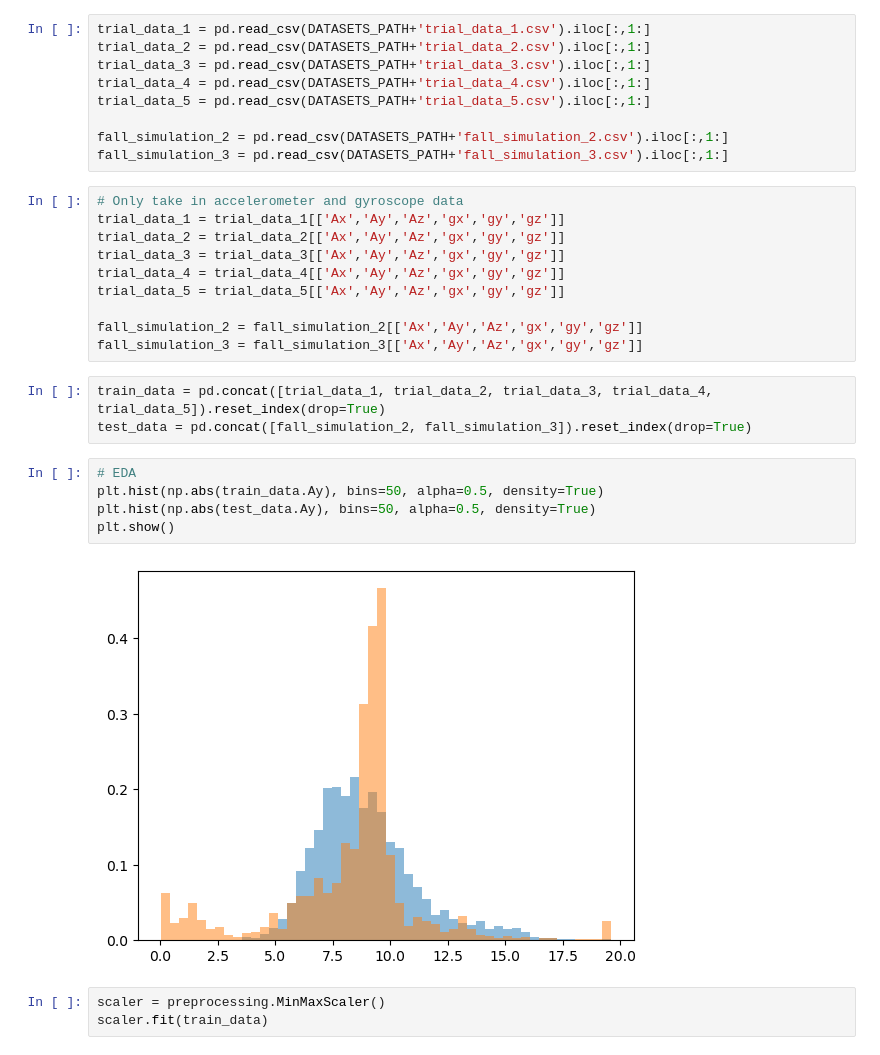
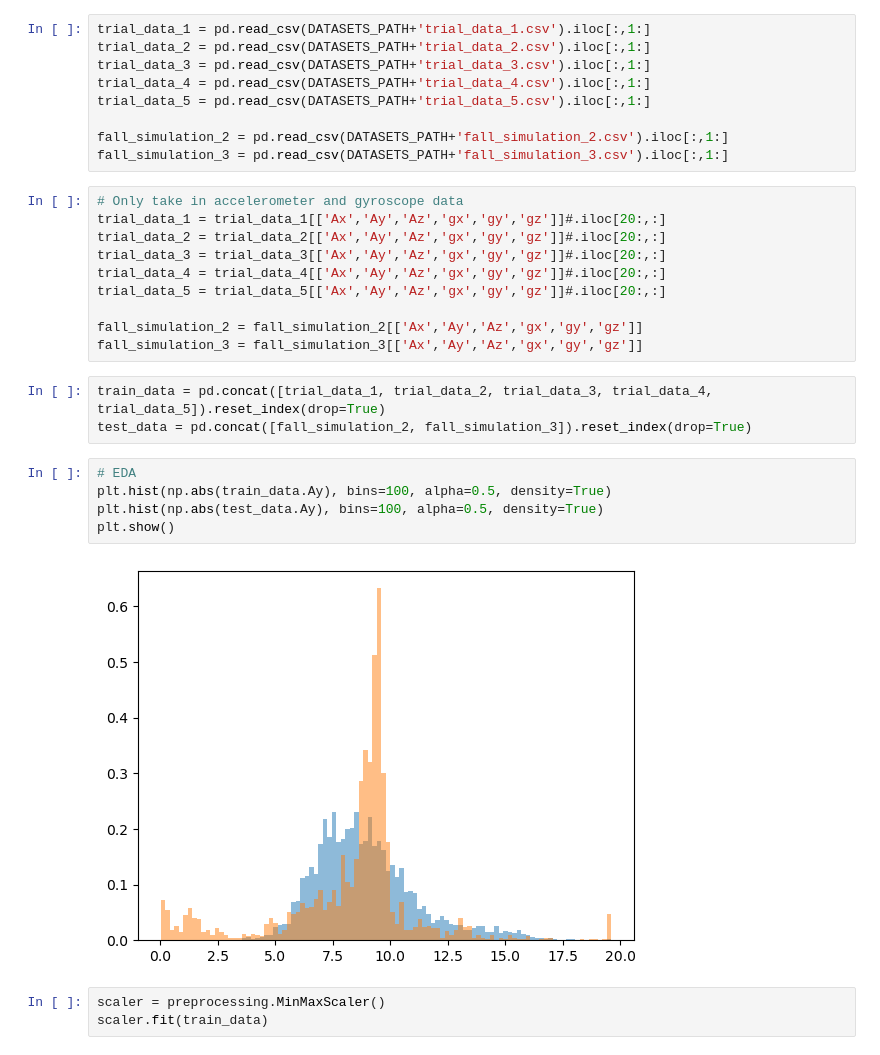
Before and after one commit to NUSMedTechMorphine/Morphine-22-23, a Jupyter notebook: ML/Model Experiment/VAE Model.ipynb, the cells around one changed output. Cells and saved outputs as stored; diff of their text form.

```diff
--- a/ML/Model Experiment/VAE Model.ipynb
+++ b/ML/Model Experiment/VAE Model.ipynb
@@ -72,11 +73,11 @@ fall_simulation_2 = pd.read_csv(DATASETS_PATH+'fall_simulation_2.csv').iloc[:,1:
 fall_simulation_3 = pd.read_csv(DATASETS_PATH+'fall_simulation_3.csv').iloc[:,1:]
 # %%
 # Only take in accelerometer and gyroscope data
-trial_data_1 = trial_data_1[['Ax','Ay','Az','gx','gy','gz']]
-trial_data_2 = trial_data_2[['Ax','Ay','Az','gx','gy','gz']]
-trial_data_3 = trial_data_3[['Ax','Ay','Az','gx','gy','gz']]
-trial_data_4 = trial_data_4[['Ax','Ay','Az','gx','gy','gz']]
-trial_data_5 = trial_data_5[['Ax','Ay','Az','gx','gy','gz']]
+trial_data_1 = trial_data_1[['Ax','Ay','Az','gx','gy','gz']]#.iloc[20:,:]
+trial_data_2 = trial_data_2[['Ax','Ay','Az','gx','gy','gz']]#.iloc[20:,:]
+trial_data_3 = trial_data_3[['Ax','Ay','Az','gx','gy','gz']]#.iloc[20:,:]
+trial_data_4 = trial_data_4[['Ax','Ay','Az','gx','gy','gz']]#.iloc[20:,:]
+trial_data_5 = trial_data_5[['Ax','Ay','Az','gx','gy','gz']]#.iloc[20:,:]
 
 fall_simulation_2 = fall_simulation_2[['Ax','Ay','Az','gx','gy','gz']]
 fall_simulation_3 = fall_simulation_3[['Ax','Ay','Az','gx','gy','gz']]
@@ -85,11 +86,11 @@ train_data = pd.concat([trial_data_1, trial_data_2, trial_data_3, trial_data_4,
 test_data = pd.concat([fall_simulation_2, fall_simulation_3]).reset_index(drop=True)
 # %%
 # EDA
-plt.hist(np.abs(train_data.Ay), bins=50, alpha=0.5, density=True)
-plt.hist(np.abs(test_data.Ay), bins=50, alpha=0.5, density=True)
+plt.hist(np.abs(train_data.Ay), bins=100, alpha=0.5, density=True)
+plt.hist(np.abs(test_data.Ay), bins=100, alpha=0.5, density=True)
 plt.show()
 # %% [output]
-[figure, old version]
+[figure, new version]
 # %%
 scaler = preprocessing.MinMaxScaler()
 scaler.fit(train_data)
```
Also changed, not shown: parts of 35 cells of this notebook.
